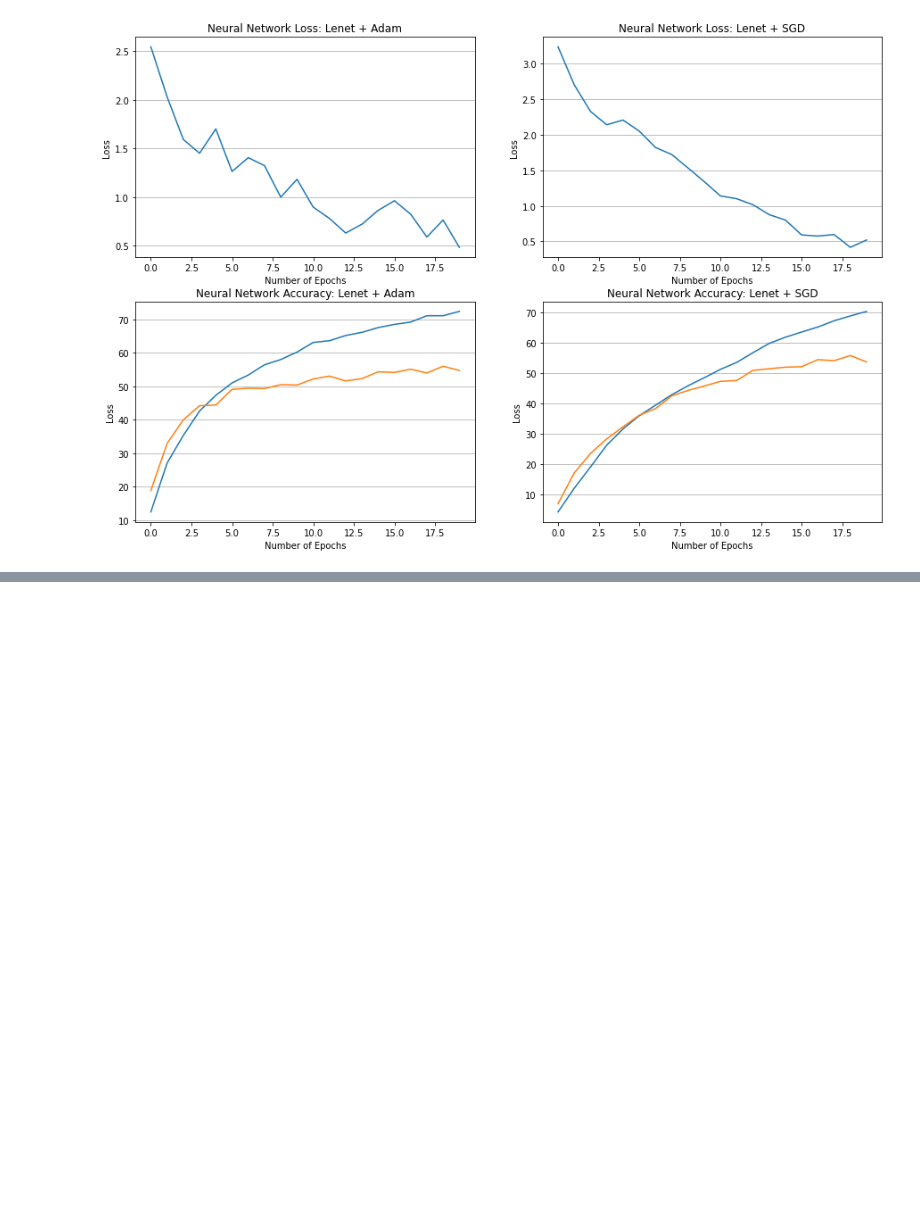
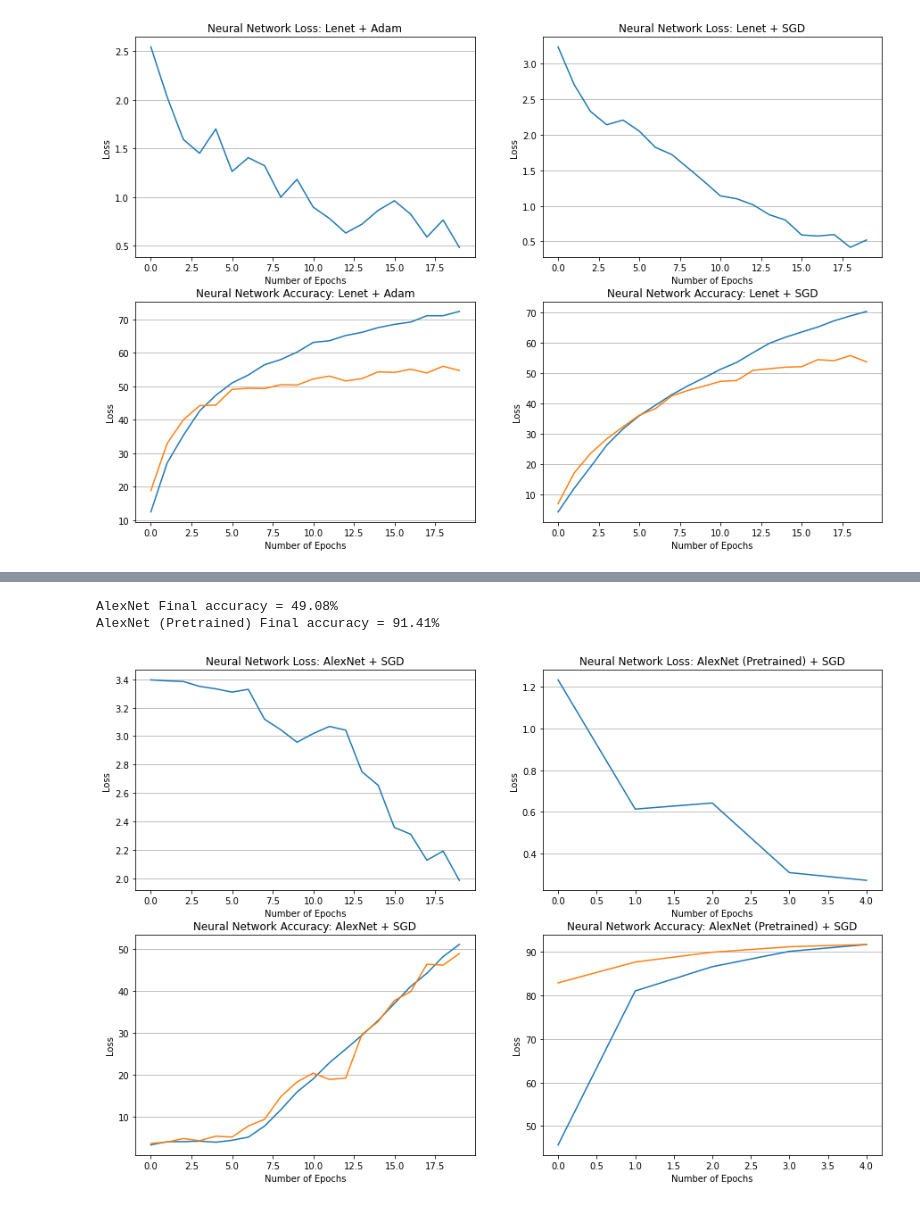
Before and after one commit to HansMPrieto/CIS472-CourseProject, a Jupyter notebook: ibrahim_dataset.ipynb, the cells around one changed output, grey strips where cells are left out. Saved outputs shown, nothing was run; the diff lists cells and outputs as text; code cells hidden in the pictures; blank space fills up the shorter version.

Commit message:
updated dataset notebooks and added alexnet

```diff
--- a/ibrahim_dataset.ipynb
+++ b/ibrahim_dataset.ipynb
@@ -524,0 +698,36 @@ Lenet + SGD Final accuracy = 53.58%
+# %%
+alex_fig, alex_axs = plt.subplots(2, 2, figsize=(15, 10))
+alex_axs[0,0].plot(list(map(lambda x: x[-1], alex_loss_history)))
+alex_axs[0,0].grid(axis='y')
+alex_axs[0,0].set_title("Neural Network Loss: AlexNet + SGD")
+alex_axs[0,0].set_xlabel("Number of Epochs")
+alex_axs[0,0].set_ylabel("Loss")
+
+alex_axs[0,1].plot(list(map(lambda x: x[-1], alex_pt_loss_history)))
+alex_axs[0,1].grid(axis='y')
+alex_axs[0,1].set_title("Neural Network Loss: AlexNet (Pretrained) + SGD")
+alex_axs[0,1].set_xlabel("Number of Epochs")
+alex_axs[0,1].set_ylabel("Loss")
+
+alex_axs[1,0].plot(list(map(lambda x: float(x), alex_train_acc_history)), label="Train")
+alex_axs[1,0].plot(list(map(lambda x: float(x), alex_test_acc_history)), label="Test")
+alex_axs[1,0].grid(axis='y')
+alex_axs[1,0].set_title("Neural Network Accuracy: AlexNet + SGD")
+alex_axs[1,0].set_xlabel("Number of Epochs")
+alex_axs[1,0].set_ylabel("Loss")
+
+alex_axs[1,1].plot(list(map(lambda x: float(x), alex_pt_train_acc_history)), label="Train")
+alex_axs[1,1].plot(list(map(lambda x: float(x), alex_pt_test_acc_history)), label="Test")
+alex_axs[1,1].grid(axis='y')
+alex_axs[1,1].set_title("Neural Network Accuracy: AlexNet (Pretrained) + SGD")
+alex_axs[1,1].set_xlabel("Number of Epochs")
+alex_axs[1,1].set_ylabel("Loss")
+
+alex_accuracy = evaluate(alex, alex_test_dataset)
+print(f"AlexNet Final accuracy = {alex_accuracy / len(alex_fish_test_set)*100:.2f}%")
+alex_pt_accuracy = evaluate(alex_pt, alex_test_dataset)
+print(f"AlexNet (Pretrained) Final accuracy = {alex_pt_accuracy / len(alex_fish_test_set)*100:.2f}%")
+# %% [output]
+AlexNet Final accuracy = 49.08%
+AlexNet (Pretrained) Final accuracy = 91.41%
+[figure, added]
```
Also changed, not shown: parts of 6 cells of this notebook, 2 other files.
